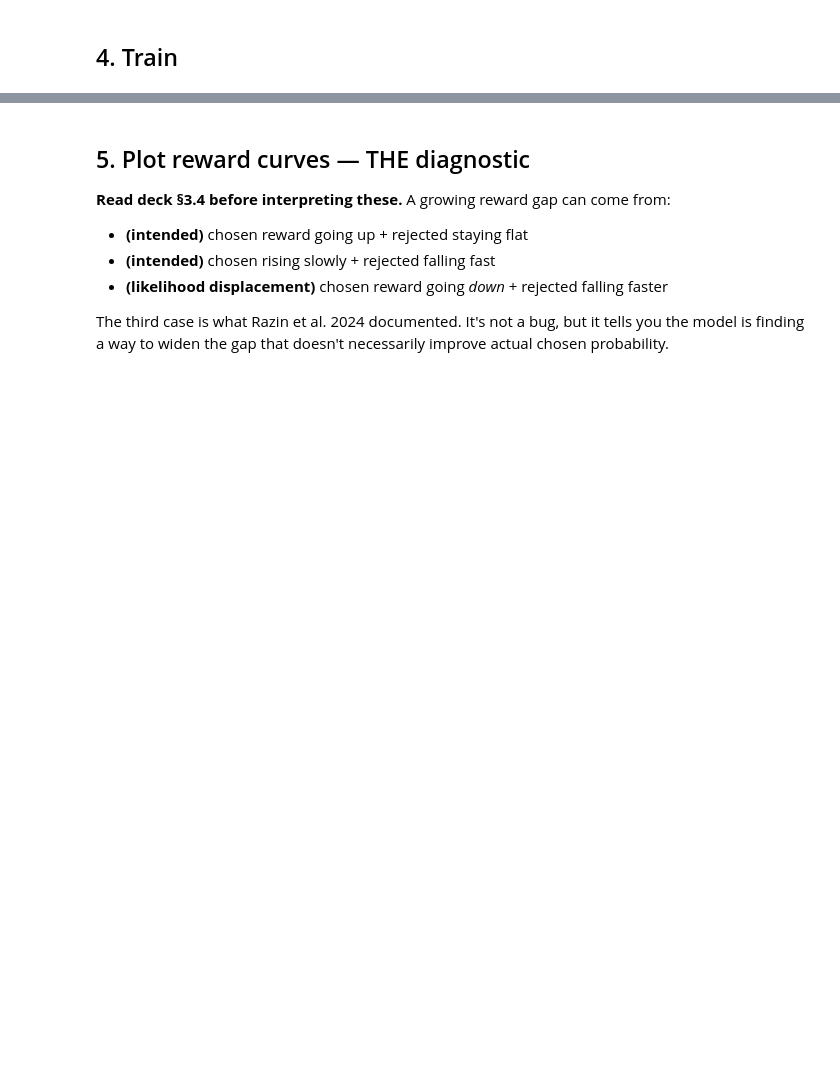
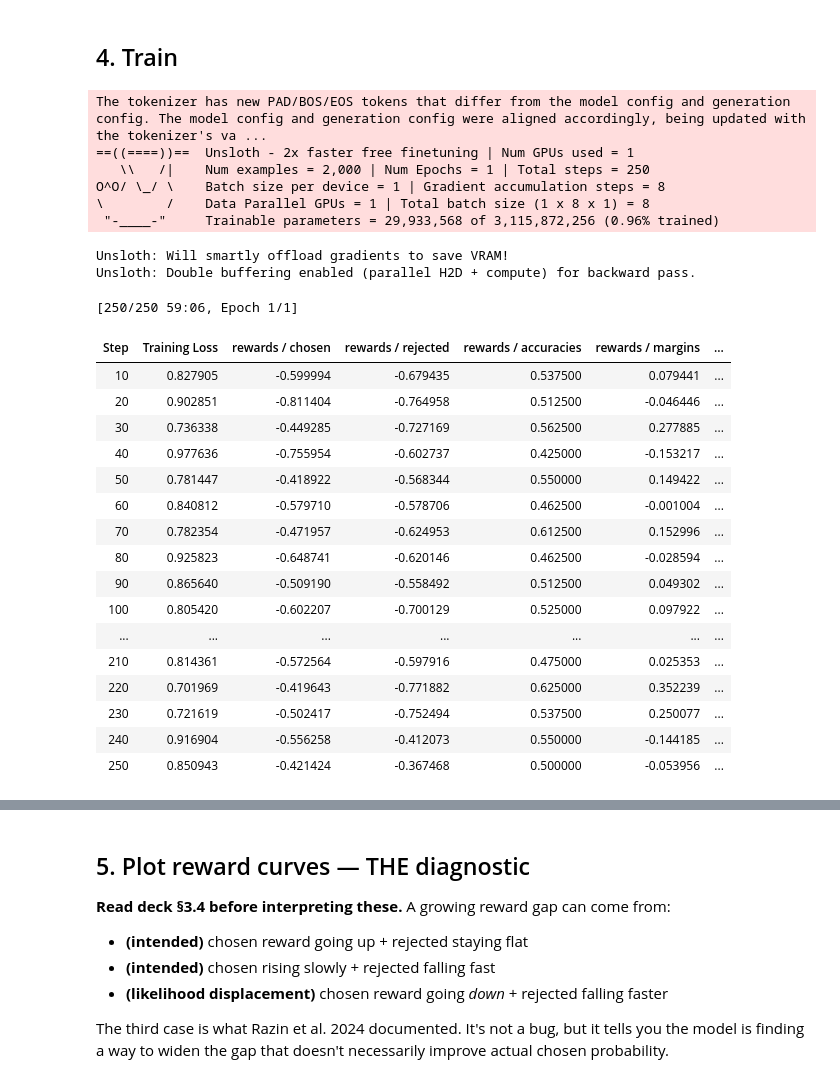
Before and after one commit to Khoa612/Day22-Track3-DPO-Alignment-Lab, a Jupyter notebook: colab/Lab22_DPO_T4.ipynb, the cells around one changed output, grey strips where cells are left out. Drawn from its saved outputs; the diff is of its cells as text; code cells hidden in the pictures; blank space fills up the shorter version.

```diff
--- a/colab/Lab22_DPO_T4.ipynb
+++ b/colab/Lab22_DPO_T4.ipynb
@@ -525,8 +675,6 @@ model, tokenizer = FastLanguageModel.from_pretrained(
 )
 if tokenizer.pad_token is None:
     tokenizer.pad_token = tokenizer.eos_token
-        from unsloth.chat_templates import get_chat_template
-        tokenizer = get_chat_template(tokenizer, chat_template="chatml")
 
 # Load SFT adapter on top of base
 model = PeftModel.from_pretrained(model, str(SFT_PATH), is_trainable=True)
@@ -603,5 +769,36 @@ trainer = DPOTrainer(
     tokenizer=tokenizer,
 )
 # %%
+import wandb
+if os.environ.get('WANDB_API_KEY'):
+    wandb.login(key=os.environ.get('WANDB_API_KEY'))
+    wandb.init(project="lab22-dpo", name=f"dpo-beta{BETA}")
 train_result = trainer.train()
 print(f"\nFinal DPO loss: {train_result.training_loss:.4f}")
+# %% [output]
+The tokenizer has new PAD/BOS/EOS tokens that differ from the model config and generation config. The model config and generation config were aligned accordingly, being updated with the tokenizer's va ...
+==((====))==  Unsloth - 2x faster free finetuning | Num GPUs used = 1
+   \\   /|    Num examples = 2,000 | Num Epochs = 1 | Total steps = 250
+O^O/ \_/ \    Batch size per device = 1 | Gradient accumulation steps = 8
+\        /    Data Parallel GPUs = 1 | Total batch size (1 x 8 x 1) = 8
+ "-____-"     Trainable parameters = 29,933,568 of 3,115,872,256 (0.96% trained)
+Unsloth: Will smartly offload gradients to save VRAM!
+Unsloth: Double buffering enabled (parallel H2D + compute) for backward pass.
+[250/250 59:06, Epoch 1/1]
+| Step | Training Loss | rewards / chosen | rewards / rejected | rewards / accuracies | rewards / margins | ... |
+| 10 | 0.827905 | -0.599994 | -0.679435 | 0.537500 | 0.079441 | ... |
+| 20 | 0.902851 | -0.811404 | -0.764958 | 0.512500 | -0.046446 | ... |
+| 30 | 0.736338 | -0.449285 | -0.727169 | 0.562500 | 0.277885 | ... |
+| 40 | 0.977636 | -0.755954 | -0.602737 | 0.425000 | -0.153217 | ... |
+| 50 | 0.781447 | -0.418922 | -0.568344 | 0.550000 | 0.149422 | ... |
+| 60 | 0.840812 | -0.579710 | -0.578706 | 0.462500 | -0.001004 | ... |
+| 70 | 0.782354 | -0.471957 | -0.624953 | 0.612500 | 0.152996 | ... |
+| 80 | 0.925823 | -0.648741 | -0.620146 | 0.462500 | -0.028594 | ... |
+| 90 | 0.865640 | -0.509190 | -0.558492 | 0.512500 | 0.049302 | ... |
+| 100 | 0.805420 | -0.602207 | -0.700129 | 0.525000 | 0.097922 | ... |
+| ... | ... | ... | ... | ... | ... | ... |
+| 210 | 0.814361 | -0.572564 | -0.597916 | 0.475000 | 0.025353 | ... |
+| 220 | 0.701969 | -0.419643 | -0.771882 | 0.625000 | 0.352239 | ... |
+| 230 | 0.721619 | -0.502417 | -0.752494 | 0.537500 | 0.250077 | ... |
+| 240 | 0.916904 | -0.556258 | -0.412073 | 0.550000 | -0.144185 | ... |
+| 250 | 0.850943 | -0.421424 | -0.367468 | 0.500000 | -0.053956 | ... |
```
Also changed, not shown: parts of 62 cells of this notebook, 11 other files.
